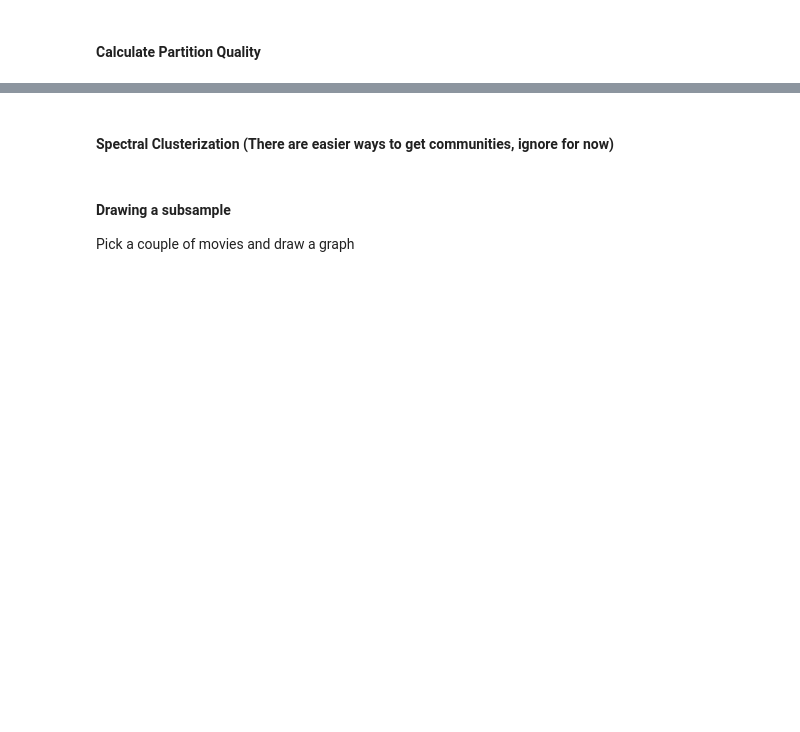
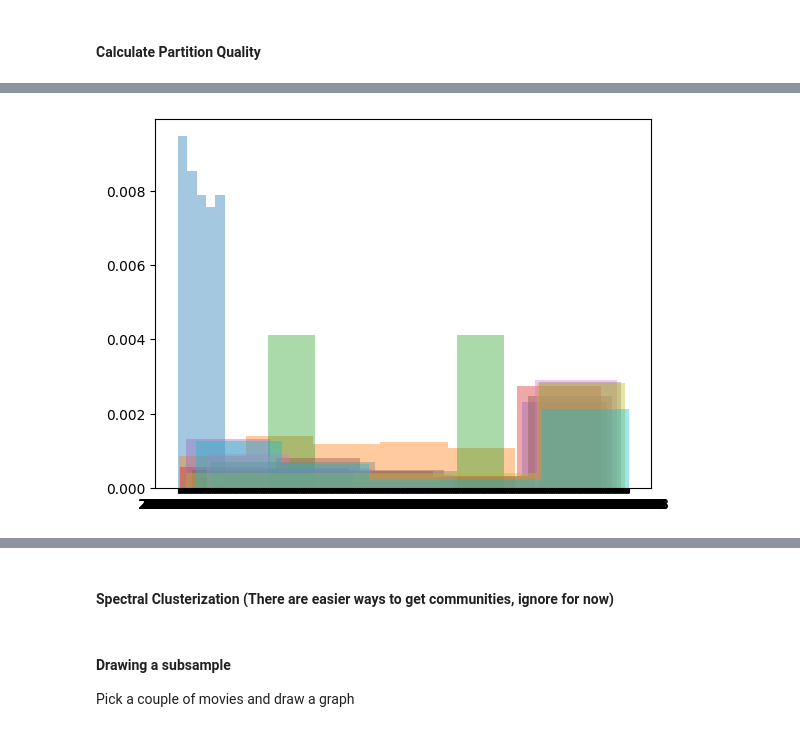
Before and after one commit to epfl-ada/ada-2024-project-d2ptm, a Jupyter notebook: main.ipynb, the cells around one changed output, grey strips where cells are left out. Saved outputs shown, nothing was run; the diff lists cells and outputs as text; code cells hidden in the pictures; blank space fills up the shorter version.

```diff
--- a/main.ipynb
+++ b/main.ipynb
@@ -168,0 +236,7 @@ The performance is 0.7389377745226671
+# %%
+for partition_index, partition in df_parition_top_movie_info.groupby('PartitionIndex'):
+    if partition_index < 10:
+        twothousand = pd.to_datetime('2000')
+        plt.hist(partition[pd.to_datetime(partition['ReleaseDate'], format='mixed') > twothousand]['ReleaseDate'], bins=5, alpha=0.4, density=True)
+# %% [output]
+[figure, added]
```
Also changed, not shown: parts of 16 cells of this notebook, 1 other file.
